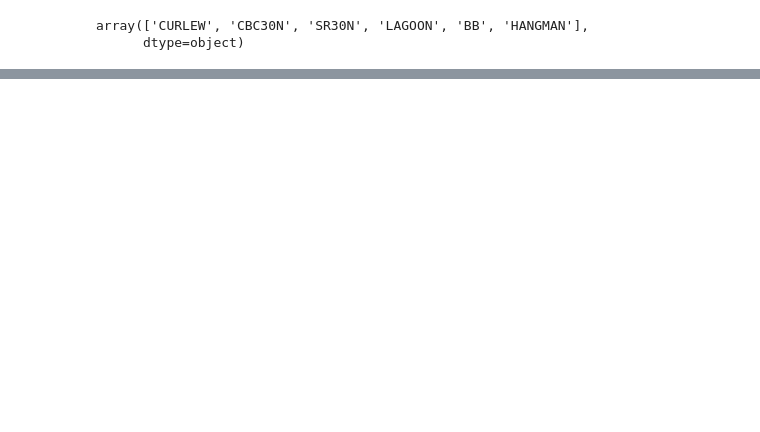
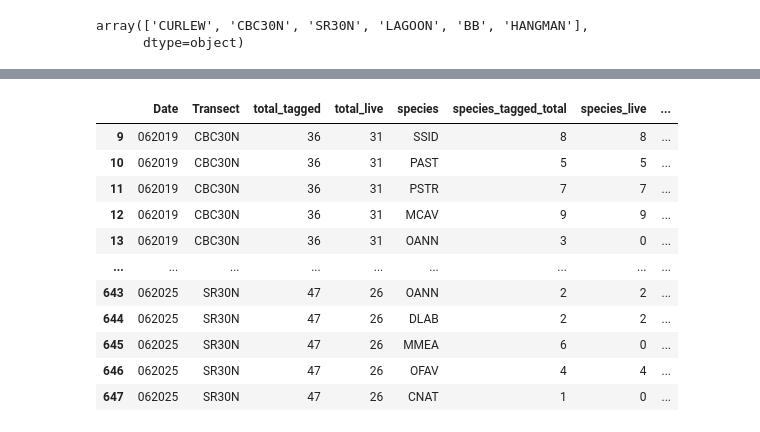
Before and after one commit to brookewicz/Code_notebook, a Jupyter notebook: QA_QC/DataCheck.ipynb, the cells around one changed output, grey strips where cells are left out. Cells and saved outputs as stored; diff of their text form; code cells hidden in the pictures; blank space fills up the shorter version.

```diff
--- a/QA_QC/DataCheck.ipynb
+++ b/QA_QC/DataCheck.ipynb
@@ -456,10 +290,5 @@ sorted_transects = sorted(all_transects)
 # %%
 #make monthyear in chronological order
-filtered_samples['Month_year_datetime'] = pd.to_datetime(filtered_samples['Month_year'], format='%m%Y')
-
-# Sort by the new datetime column
-filter_samp_sorted = filtered_samples.sort_values(by='Month_year_datetime')
-
-# Get sorted unique dates in the 'mmyyyy' format
-sorted_dates = filter_samp_sorted['Month_year_datetime'].dt.strftime('%m%Y').unique()
-sorted_dates
+sorted_dates=['062019', '052022', '122022', '092023', '112023', '122023',
+       '012024', '022024', '042024', '062024', '082024', '062025']
+immune_dates=['112023', '122023', '012024', '022024','062024', '082024']
@@ -593,0 +448,70 @@ summary_df
+# %%
+species_data = []
+
+for date in sorted_dates:
+    date_samples = filtered_samples[filtered_samples['Month_year'] == date]
+
+    for transect in sorted_transects:
+        # filter colony and sample data
+        transect_colony = colony_data[colony_data['Transect'] == transect]
+        transect_samples = date_samples[date_samples['Transect'] == transect]
+
+        # get numbers of tagged colonies, live colonies, and sampled colonies per transect
+        total_tagged=len(transect_colony['NewTagNum'].unique())
+        num_live = transect_colony[~transect_colony[f'{date}_Condition'].isin(["Not_Visited", "Dead", "Unknown","NaN"])].shape[0]
+
+        for species in colony_data['Species'].unique():
+            species_colony = transect_colony[transect_colony['Species'] == species]
+            species_samples = transect_samples[transect_samples['Species'] == species]
+
+            species_tagged_total = len(species_colony['NewTagNum'].unique())
+            species_live = species_colony[~species_colony[f'{date}_Condition'].isin(["Not_Visited", "Dead", "Unknown","NaN"])].shape[0]
+            species_healthy = species_colony[species_colony[f'{date}_Condition'].isin(["Healthy"])].shape[0]
+            species_diseased = species_colony[species_colony[f'{date}_Condition'].isin(["Diseased"])].shape[0]
+            species_clb = species_colony[species_colony[f'{date}_Condition'].isin(["CLP", "CLB"])].shape[0]
+
+        # sample counts are only helpful when we connect to health status
+
+        # # Count samples
+        # num_uml_samples = num_core_samples = transect_samples[
+        #     (transect_samples['Sample_type'] == 'Core_EtOH') |
+        #     (transect_samples['Sample_type'] == 'Core_RNAlater')
+        # ].shape[0]
+        # num_frozen_samples = transect_samples[transect_samples['Sample_type'] == 'Core_frozen'].shape[0]
+        # num_immune_samples = transect_samples[transect_samples['Sample_type'] == 'Immune'].shape[0]
+
+            # Append the results to summary_data
+            species_data.append({
+                'Date': date,
+                'Transect': transect,
+                'total_tagged': total_tagged,
+                'total_live': num_live,
+                'species': species,
+                'species_tagged_total': species_tagged_total,
+                'species_live': species_live,
+                'species_healthy': species_healthy,
+                'species_diseased': species_diseased,
+                'species_clb': species_clb,
+            })
+
+# Convert summary_data into a DataFrame
+species_data = pd.DataFrame(species_data)
+# remove row if total_tagged is 0
+species_data = species_data[species_data['total_live'] > 0]
+
+# Display the summary DataFrame
+# species_data.pivot(index=['Date', 'species'], columns='Transect', values=['species_tagged_total', 'species_live', 'species_healthy', 'species_diseased', 'species_clb'])
+species_data
+# %% [output]
+|  | Date | Transect | total_tagged | total_live | species | species_tagged_total | species_live | ... |
+| 9 | 062019 | CBC30N | 36 | 31 | SSID | 8 | 8 | ... |
+| 10 | 062019 | CBC30N | 36 | 31 | PAST | 5 | 5 | ... |
+| 11 | 062019 | CBC30N | 36 | 31 | PSTR | 7 | 7 | ... |
+| 12 | 062019 | CBC30N | 36 | 31 | MCAV | 9 | 9 | ... |
+| 13 | 062019 | CBC30N | 36 | 31 | OANN | 3 | 0 | ... |
+| ... | ... | ... | ... | ... | ... | ... | ... | ... |
+| 643 | 062025 | SR30N | 47 | 26 | OANN | 2 | 2 | ... |
+| 644 | 062025 | SR30N | 47 | 26 | DLAB | 2 | 2 | ... |
+| 645 | 062025 | SR30N | 47 | 26 | MMEA | 6 | 0 | ... |
+| 646 | 062025 | SR30N | 47 | 26 | OFAV | 4 | 4 | ... |
+| 647 | 062025 | SR30N | 47 | 26 | CNAT | 1 | 0 | ... |
```
Also changed, not shown: parts of 53 cells of this notebook.
